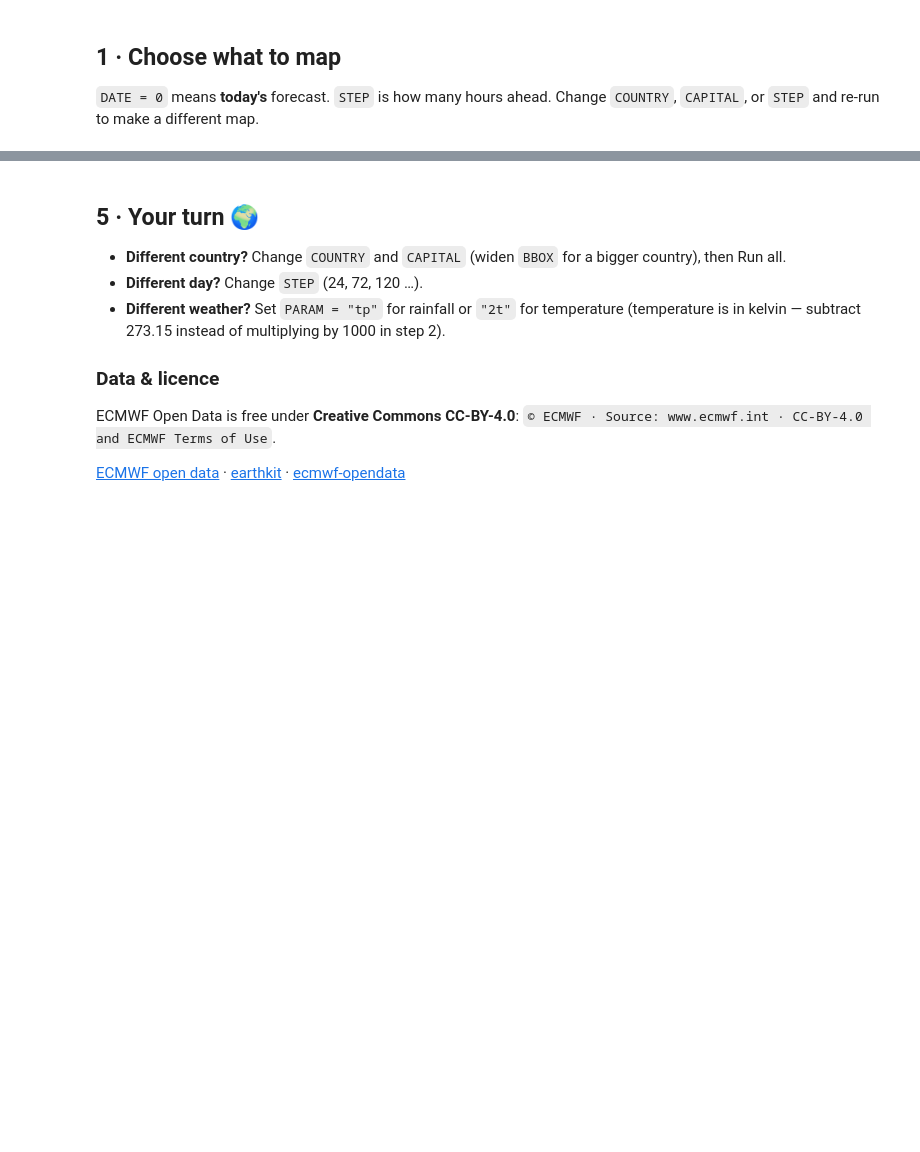
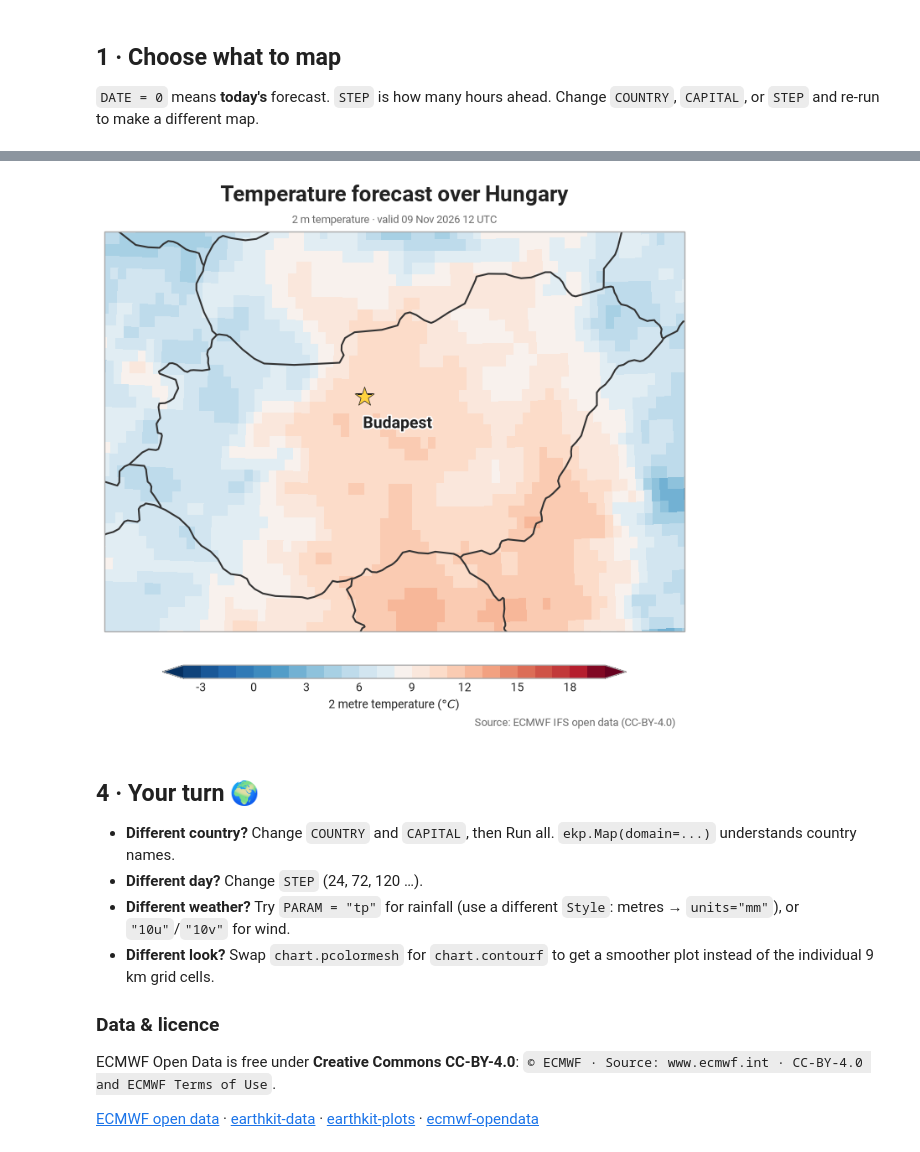
Before and after one commit to piddy376/visits-weather-notebooks, a Jupyter notebook: hungary_forecast.ipynb, the cells around one changed output, grey strips where cells are left out. Saved outputs shown, nothing was run; the diff lists cells and outputs as text; code cells hidden in the pictures; blank space fills up the shorter version.

```diff
--- a/hungary_forecast.ipynb
+++ b/hungary_forecast.ipynb
@@ -36,11 +27,8 @@ Change `COUNTRY`, `CAPITAL`, or `STEP` and re-run to make a different map.
 COUNTRY = "Hungary"
 CAPITAL = ("Budapest", 47.498, 19.04)        # name, lat, lon
 DATE    = 0                                # 0 = today's 00Z run
-STEP    = 36                               # hours ahead
-PARAM   = "2t"                             # "tp" = rainfall, "2t" = temperature
-BBOX    = (16.0, 23.0, 45.5, 48.7)         # W, E, S, N around the country
-EXTENT  = [16.0, 23.0, 45.6, 48.7]
-RES     = 5                                # H3 hexagon size (res 5 ~ 9 km, matching the model)
+STEP    = 180                               # hours ahead
+PARAM   = "2t"                             # 2 m temperature
 # %% [markdown]
 ## 2 · Get the forecast (ECMWF open data, 9 km)
 
@@ -124,0 +39,7 @@ plt.show()
+# %%
+ds = ekd.from_source("ecmwf-open-data", date=DATE, time=0, step=STEP, stream="oper",
+                     type="fc", levtype="sfc", param=PARAM, resol="0p1")
+
+fields = ds.to_fieldlist()
+field = fields[0]
+fields.ls()
@@ -125,14 +59,55 @@ plt.show()
+# %%
+# Colour scale in whole degrees C (kelvin is converted for us)
+style = ekp.styles.Style(
+    levels=np.arange(-4, 21, 1),             # change to suit your season / country
+    extend="both",
+    colors="RdBu_r",
+    units="celsius",
+    units_label="°C",
+)
+
+#TEXT = "white"                               # text colour for dark background
+#SUBTEXT = "#c8c8c8"                        # subtitle / source colour for dark background
+TEXT = "#222222"                           # text colour for light background
+SUBTEXT = "#6b6b6b"                        # subtitle / source colour for light background
+
+chart = ekp.Map(domain=COUNTRY)
+chart.pcolormesh(field, style=style)
+chart.borders(linewidth=1.5, color="#333333")
+chart.coastlines()
+
+name, clat, clon = CAPITAL
+chart.scatter(x=[clon], y=[clat], marker="*", s=300, color="#ffd23f", edgecolors="#1a1a1a", zorder=10)
+chart.text(clon, clat + 0.12, name, ha="center", va="bottom", fontsize=14, fontweight="bold",
+           color="#222222", zorder=11, path_effects=[pe.withStroke(linewidth=2.5, foreground="white")])
+
+valid = field.metadata("valid_datetime")
+chart.title(f"Temperature forecast over {COUNTRY}", fontsize=19, fontweight="bold", pad=26, color=TEXT)
+chart.ax.text(0.5, 1.015, f"2 m temperature · valid {valid:%d %b %Y %H UTC}", transform=chart.ax.transAxes,
+              ha="center", va="bottom", color=SUBTEXT, fontsize=9)
+legend = chart.legend(location="bottom")
+for cbar_ax in chart.fig.axes[1:]:           # colour bar: labels and tick numbers
+    cbar_ax.xaxis.label.set_color(TEXT)
+    cbar_ax.tick_params(colors=TEXT)
+chart.fig.text(0.98, -0.02, "Source: ECMWF IFS open data (CC-BY-4.0)", ha="right", color=SUBTEXT, fontsize=9)
+chart.fig.savefig(f"{COUNTRY.lower()}_map.png", dpi=140, bbox_inches="tight", transparent=True)
+chart.show()
+# %% [output]
+[figure, added]
 # %% [markdown]
-## 5 · Your turn 🌍
+## 4 · Your turn 🌍
 
-- **Different country?** Change `COUNTRY` and `CAPITAL` (widen `BBOX` for a bigger country), then Run all.
+- **Different country?** Change `COUNTRY` and `CAPITAL`, then Run all. `ekp.Map(domain=...)` understands country names.
 - **Different day?** Change `STEP` (24, 72, 120 …).
-- **Different weather?** Set `PARAM = "tp"` for rainfall or `"2t"` for temperature (temperature is in
-  kelvin — subtract 273.15 instead of multiplying by 1000 in step 2).
+- **Different weather?** Try `PARAM = "tp"` for rainfall (use a different `Style`: metres → `units="mm"`),
+  or `"10u"`/`"10v"` for wind.
+- **Different look?** Swap `chart.pcolormesh` for `chart.contourf` to get a smoother plot instead of the individual 9 km grid cells.
 
 ### Data & licence
 ECMWF Open Data is free under **Creative Commons CC-BY-4.0**:
 `© ECMWF · Source: www.ecmwf.int · CC-BY-4.0 and ECMWF Terms of Use`.
 
 [ECMWF open data](https://www.ecmwf.int/en/forecasts/datasets/open-data) ·
-[earthkit](https://earthkit-data.readthedocs.io) · [ecmwf-opendata](https://github.com/ecmwf/ecmwf-opendata)
+[earthkit-data](https://earthkit-data.readthedocs.io) ·
+[earthkit-plots](https://earthkit-plots.readthedocs.io) ·
+[ecmwf-opendata](https://github.com/ecmwf/ecmwf-opendata)
```
Also changed, not shown: parts of 13 cells of this notebook, 1 other file.
